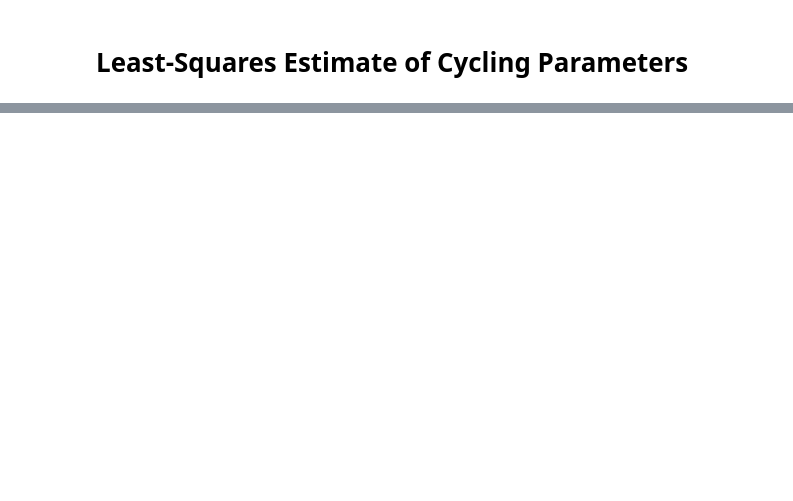
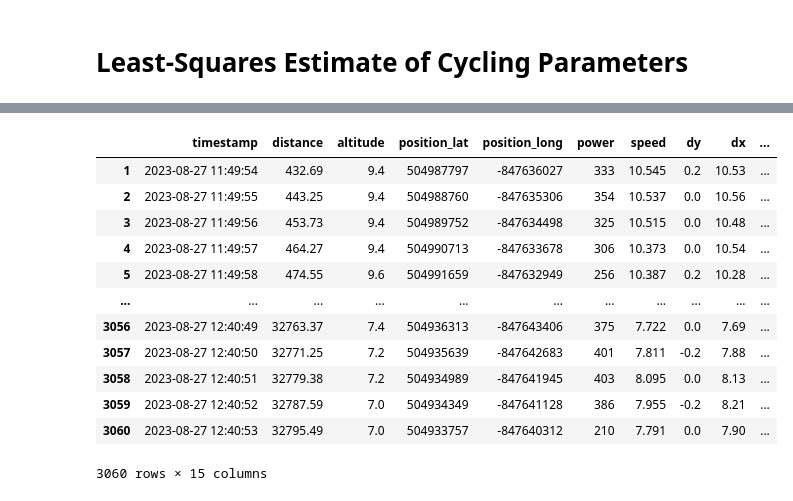
Before and after one commit to miloknowles/triathlon-tools, a Jupyter notebook: python/notebooks/lstsq_params.ipynb, the cells around one changed output, grey strips where cells are left out. Saved outputs shown, nothing was run; the diff lists cells and outputs as text; code cells hidden in the pictures; blank space fills up the shorter version.

```diff
--- a/python/notebooks/lstsq_params.ipynb
+++ b/python/notebooks/lstsq_params.ipynb
@@ -123,8 +139,8 @@ cols = [
   'power',
   'speed',
 ]
-
-filepath = data_folder("fit/Great_Brook_Farm.fit")
+filepath = data_folder("fit/Boston_Tri.fit")
+# filepath = data_folder("fit/Great_Brook_Farm.fit")
 # filepath = data_folder("fit/IM_Santa_Cruz_70.3.fit")
 df = parse_fitfile(filepath, cols, verbose=False)
 df = calculate_grade(df)
@@ -153,3 +184,19 @@ print(f"* Singular values = {s}")
+# %%
+df
+# %% [output]
+|  | timestamp | distance | altitude | position_lat | position_long | power | speed | dy | dx | ... |
+| 1 | 2023-08-27 11:49:54 | 432.69 | 9.4 | 504987797 | -847636027 | 333 | 10.545 | 0.2 | 10.53 | ... |
+| 2 | 2023-08-27 11:49:55 | 443.25 | 9.4 | 504988760 | -847635306 | 354 | 10.537 | 0.0 | 10.56 | ... |
+| 3 | 2023-08-27 11:49:56 | 453.73 | 9.4 | 504989752 | -847634498 | 325 | 10.515 | 0.0 | 10.48 | ... |
+| 4 | 2023-08-27 11:49:57 | 464.27 | 9.4 | 504990713 | -847633678 | 306 | 10.373 | 0.0 | 10.54 | ... |
+| 5 | 2023-08-27 11:49:58 | 474.55 | 9.6 | 504991659 | -847632949 | 256 | 10.387 | 0.2 | 10.28 | ... |
+| ... | ... | ... | ... | ... | ... | ... | ... | ... | ... | ... |
+| 3056 | 2023-08-27 12:40:49 | 32763.37 | 7.4 | 504936313 | -847643406 | 375 | 7.722 | 0.0 | 7.69 | ... |
+| 3057 | 2023-08-27 12:40:50 | 32771.25 | 7.2 | 504935639 | -847642683 | 401 | 7.811 | -0.2 | 7.88 | ... |
+| 3058 | 2023-08-27 12:40:51 | 32779.38 | 7.2 | 504934989 | -847641945 | 403 | 8.095 | 0.0 | 8.13 | ... |
+| 3059 | 2023-08-27 12:40:52 | 32787.59 | 7.0 | 504934349 | -847641128 | 386 | 7.955 | -0.2 | 8.21 | ... |
+| 3060 | 2023-08-27 12:40:53 | 32795.49 | 7.0 | 504933757 | -847640312 | 210 | 7.791 | 0.0 | 7.90 | ... |
+3060 rows × 15 columns
 # %%
 fig = px.line(df2, x="timestamp", y=["error"], title="Actual vs. Predicted Acceleration")
 fig.show()
```
Also changed, not shown: parts of 3 cells of this notebook, 7 other files.
